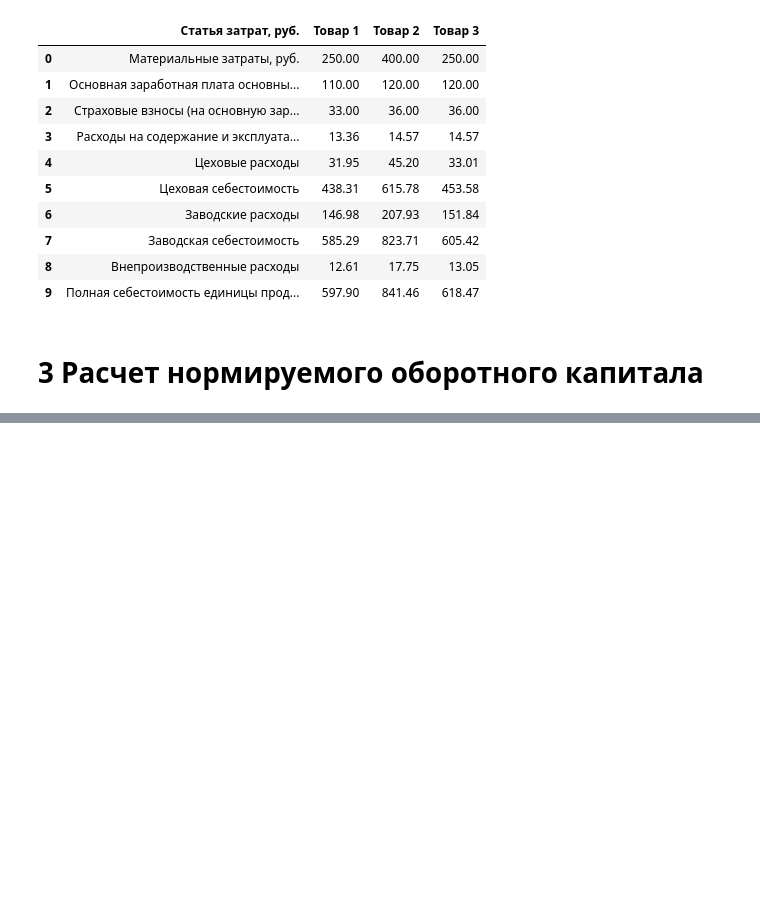
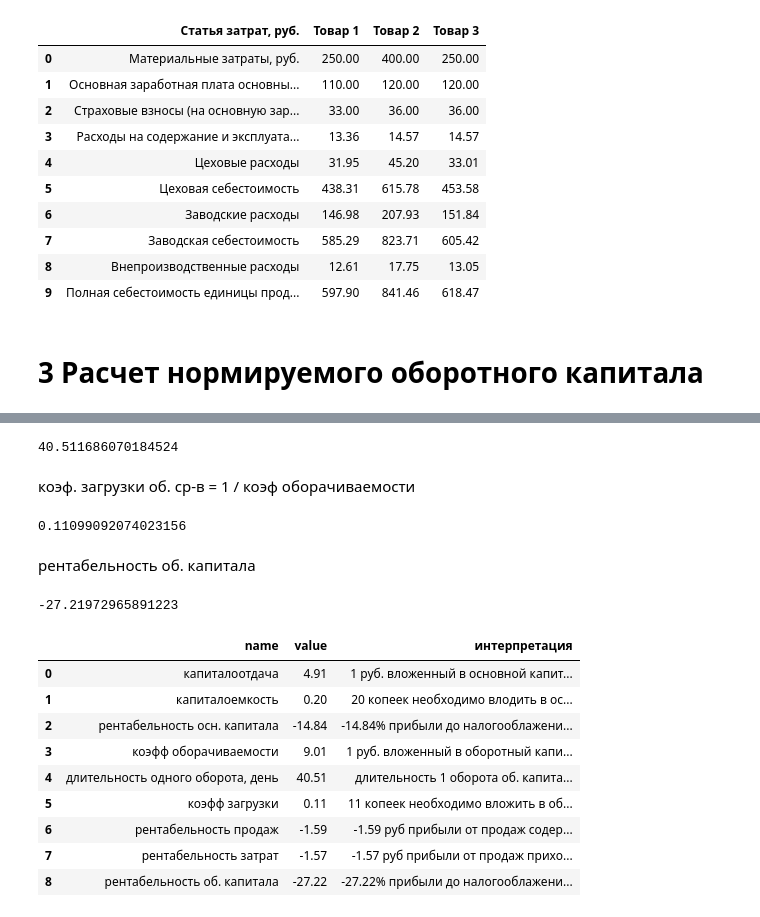
Before and after one commit to luculliano/stat_projects, a Jupyter notebook: economics_of_organization/Untitled.ipynb, the cells around one changed output, grey strips where cells are left out. Drawn from its saved outputs; the diff is of its cells as text; code cells hidden in the pictures; blank space fills up the shorter version.

```diff
--- a/economics_of_organization/Untitled.ipynb
+++ b/economics_of_organization/Untitled.ipynb
@@ -295,0 +556,3 @@ df1
+# %%
+kob = revenue_year / norm_ob_capital  # исп. нормир. об. капитал
+kob
@@ -295,0 +563,57 @@ df1
+# %%
+one_ob_time = 365 / kob
+one_ob_time
+# %% [output]
+40.511686070184524
+# %% [markdown]
+коэф. загрузки об. ср-в = 1 / коэф оборачиваемости
+# %%
+kzagr = 1 / kob
+kzagr
+# %% [output]
+0.11099092074023156
+# %% [markdown]
+рентабельность об. капитала
+# %%
+ob_assets_efficiency = profit_before_tax / norm_ob_capital * 100
+ob_assets_efficiency
+# %% [output]
+-27.21972965891223
+# %%
+df3 = pd.DataFrame({
+    'name': ('капиталоотдача', 'капиталоемкость', 'рентабельность осн. капитала',
+            'коэфф оборачиваемости', 'длительность одного оборота, день', 'коэфф загрузки',
+            'рентабельность об. капитала'),
+    'value': (ko, kb, main_assests_efficiency, kob, one_ob_time, kzagr, ob_assets_efficiency)}
+)
+
+additional_indicators = pd.DataFrame([('рентабельность продаж', sale_efficiency),
+                                    ('рентабельность затрат', expenses_efficiency)])
+
+df4 = pd.DataFrame(np.concatenate((df3.loc[:5], additional_indicators, df3.loc[6:])), columns=df3.columns)
+df4.value = df4.value.astype(float)
+df4.value = df4.value.round(2)
+
+df4['интерпретация'] = (
+    '1 руб. вложенный в основной капитал приносит 4 руб. 91 копейку выручки',
+    '20 копеек необходимо влодить в осн. капитал для получения 1 руб. выручки',
+    '-14.84% прибыли до налогооблажения получает предприятия с 1 руб, вложенного в осн. капитал',
+    '1 руб. вложенный в оборотный капитал приносит 9.01 рублей выручки',
+    'длительность 1 оборота об. капитала составляет 40.51 дней',
+    '11 копеек необходимо вложить в об. капитал для получения 1 рубля выручки',
+    '-1.59 руб прибыли от продаж содержится в 1 руб. выручки',
+    '-1.57 руб прибыли от продаж приходится 1 руб полной себестоимости',
+    '-27.22% прибыли до налогооблажения получает предприятия с 1 руб, вложенного в об. капитал'
+)
+df4
+# %% [output]
+|  | name | value | интерпретация |
+| 0 | капиталоотдача | 4.91 | 1 руб. вложенный в основной капит... |
+| 1 | капиталоемкость | 0.20 | 20 копеек необходимо влодить в ос... |
+| 2 | рентабельность осн. капитала | -14.84 | -14.84% прибыли до налогооблажени... |
+| 3 | коэфф оборачиваемости | 9.01 | 1 руб. вложенный в оборотный капи... |
+| 4 | длительность одного оборота, день | 40.51 | длительность 1 оборота об. капита... |
+| 5 | коэфф загрузки | 0.11 | 11 копеек необходимо вложить в об... |
+| 6 | рентабельность продаж | -1.59 | -1.59 руб прибыли от продаж содер... |
+| 7 | рентабельность затрат | -1.57 | -1.57 руб прибыли от продаж прихо... |
+| 8 | рентабельность об. капитала | -27.22 | -27.22% прибыли до налогооблажени... |
```
Also changed, not shown: parts of 44 cells of this notebook.
